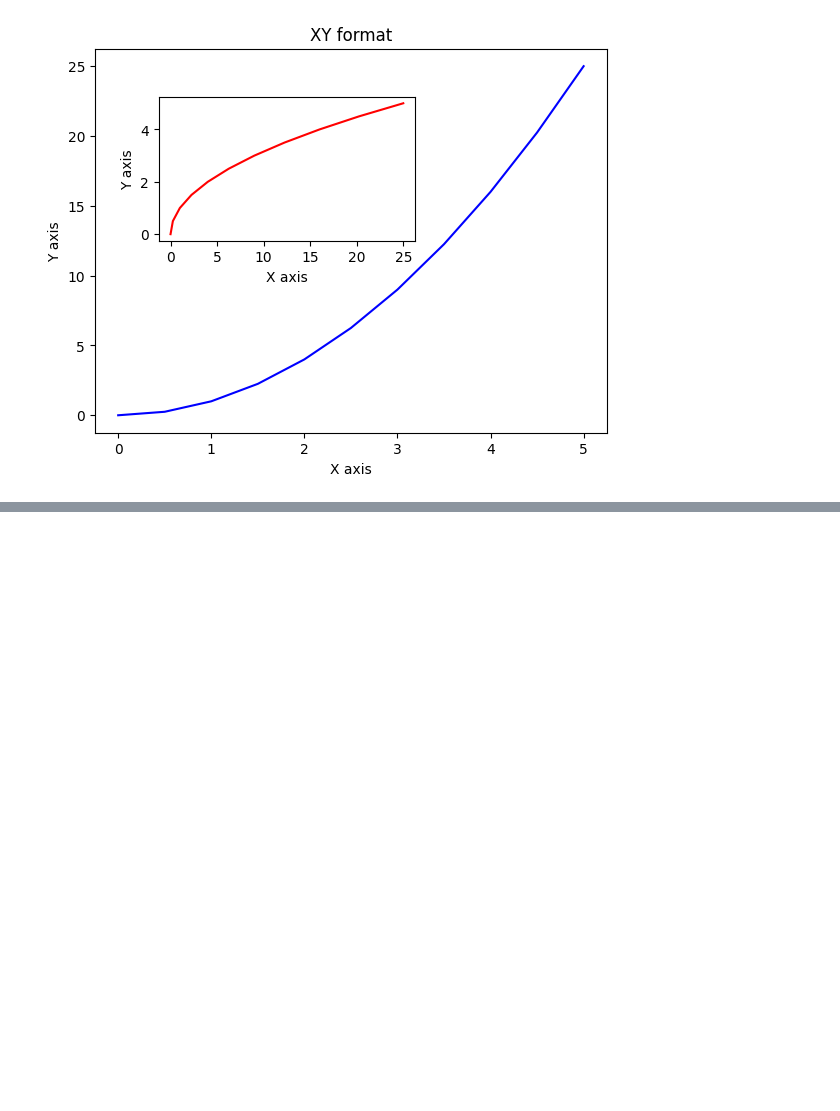
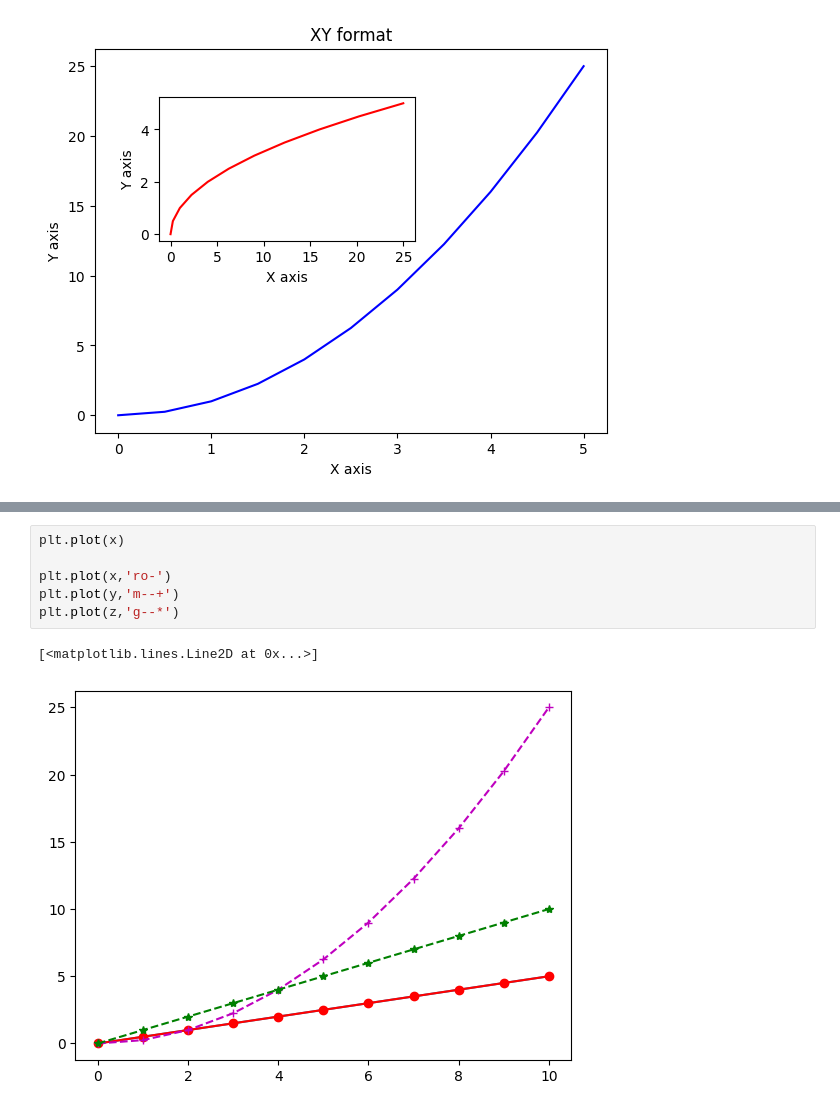
Before and after one commit to Adityasjc31/DataScience, a Jupyter notebook: data analytics/visualizingdata.ipynb, the cells around one changed output, grey strips where cells are left out. Saved outputs shown, nothing was run; the diff lists cells and outputs as text; blank space fills up the shorter version.

```diff
--- a/data analytics/visualizingdata.ipynb
+++ b/data analytics/visualizingdata.ipynb
@@ -143,0 +174,9 @@ Text(0.5, 1.0, 'YX Format')
+# %%
+plt.plot(x)
+
+plt.plot(x,'ro-')
+plt.plot(y,'m--+')
+plt.plot(z,'g--*')
+# %% [output]
+[<matplotlib.lines.Line2D at 0x...>]
+[figure, added]
```
Also changed, not shown: parts of 12 cells of this notebook.
